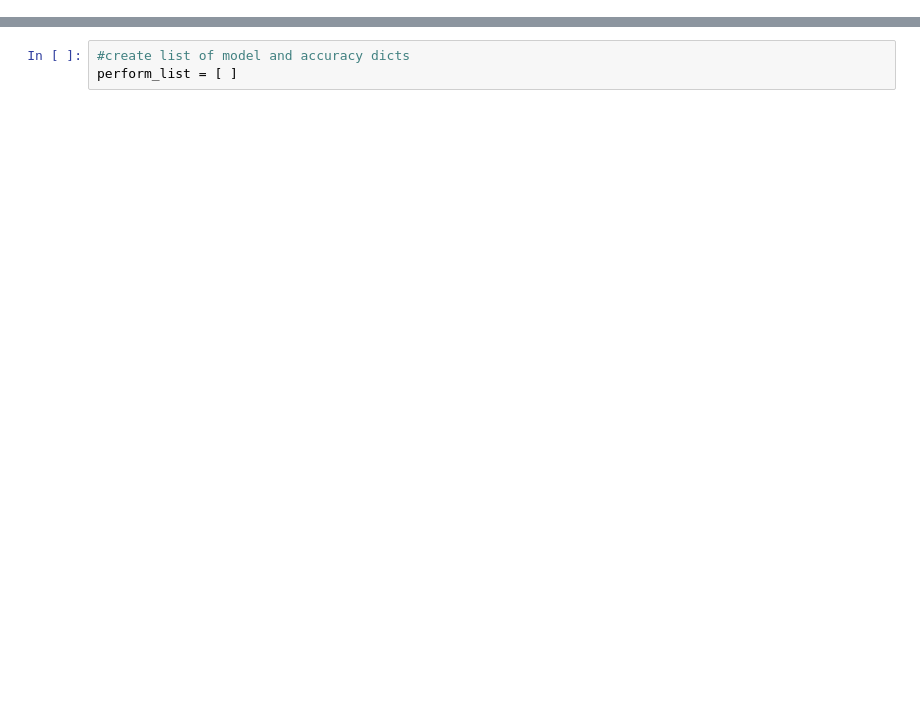
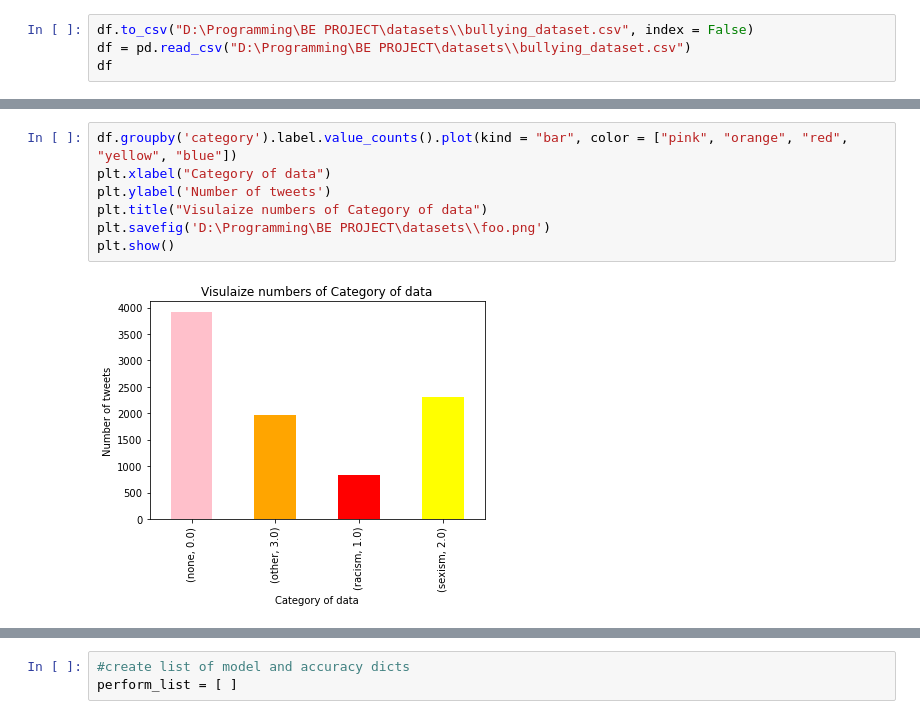
Before and after one commit to shreedhar37/cyberbullying_detection, a Jupyter notebook: all_alogrithms.ipynb, the cells around one changed output, grey strips where cells are left out. Saved outputs shown, nothing was run; the diff lists cells and outputs as text; blank space fills up the shorter version.

```diff
--- a/all_alogrithms.ipynb
+++ b/all_alogrithms.ipynb
@@ -285,0 +126,4 @@ print(len(x_test))
+# %%
+df.to_csv("D:\Programming\BE PROJECT\datasets\\bullying_dataset.csv", index = False)
+df = pd.read_csv("D:\Programming\BE PROJECT\datasets\\bullying_dataset.csv")
+df
@@ -285,0 +144,9 @@ print(len(x_test))
+# %%
+df.groupby('category').label.value_counts().plot(kind = "bar", color = ["pink", "orange", "red", "yellow", "blue"])
+plt.xlabel("Category of data")
+plt.ylabel('Number of tweets')
+plt.title("Visulaize numbers of Category of data")
+plt.savefig('D:\Programming\BE PROJECT\datasets\\foo.png')
+plt.show()
+# %% [output]
+[figure, added]
```
Also changed, not shown: parts of 61 cells of this notebook.
